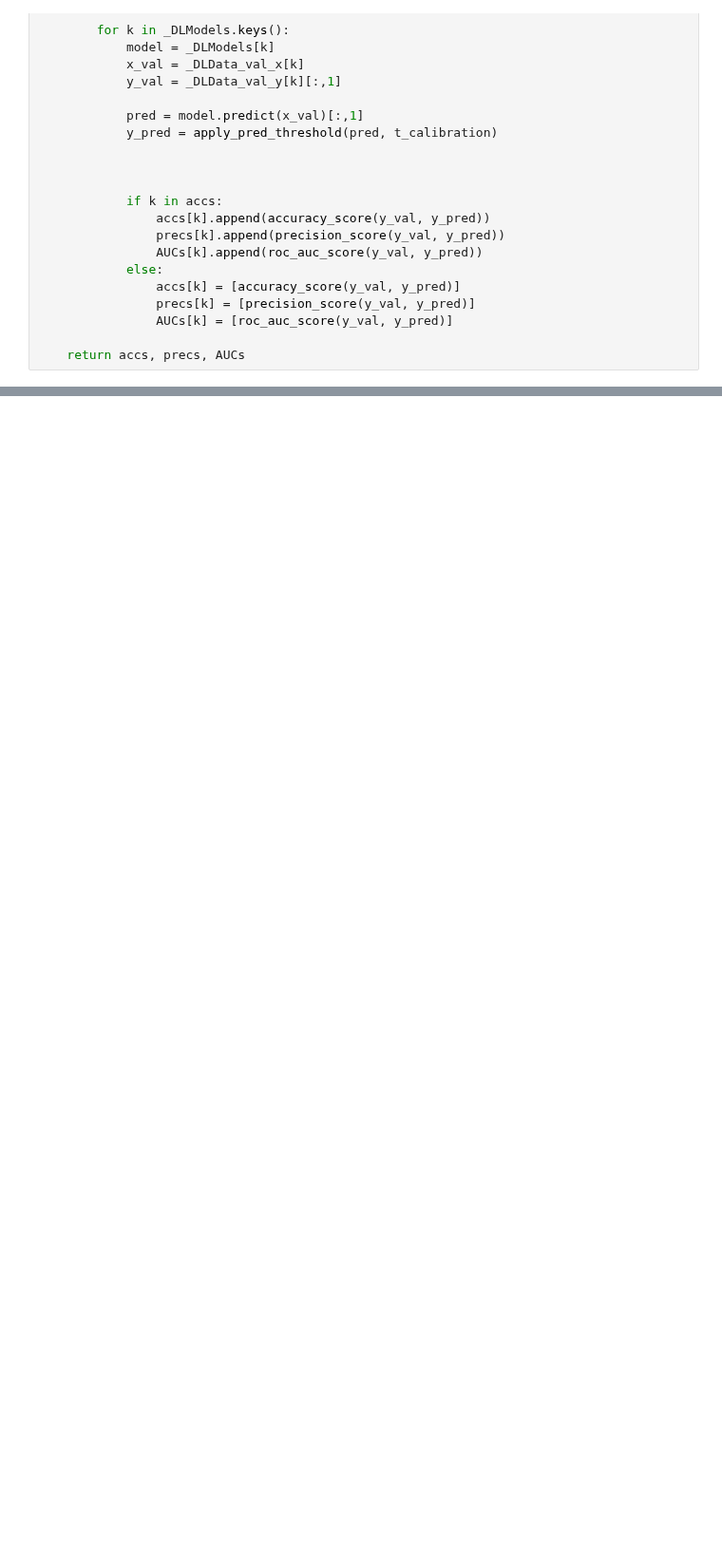
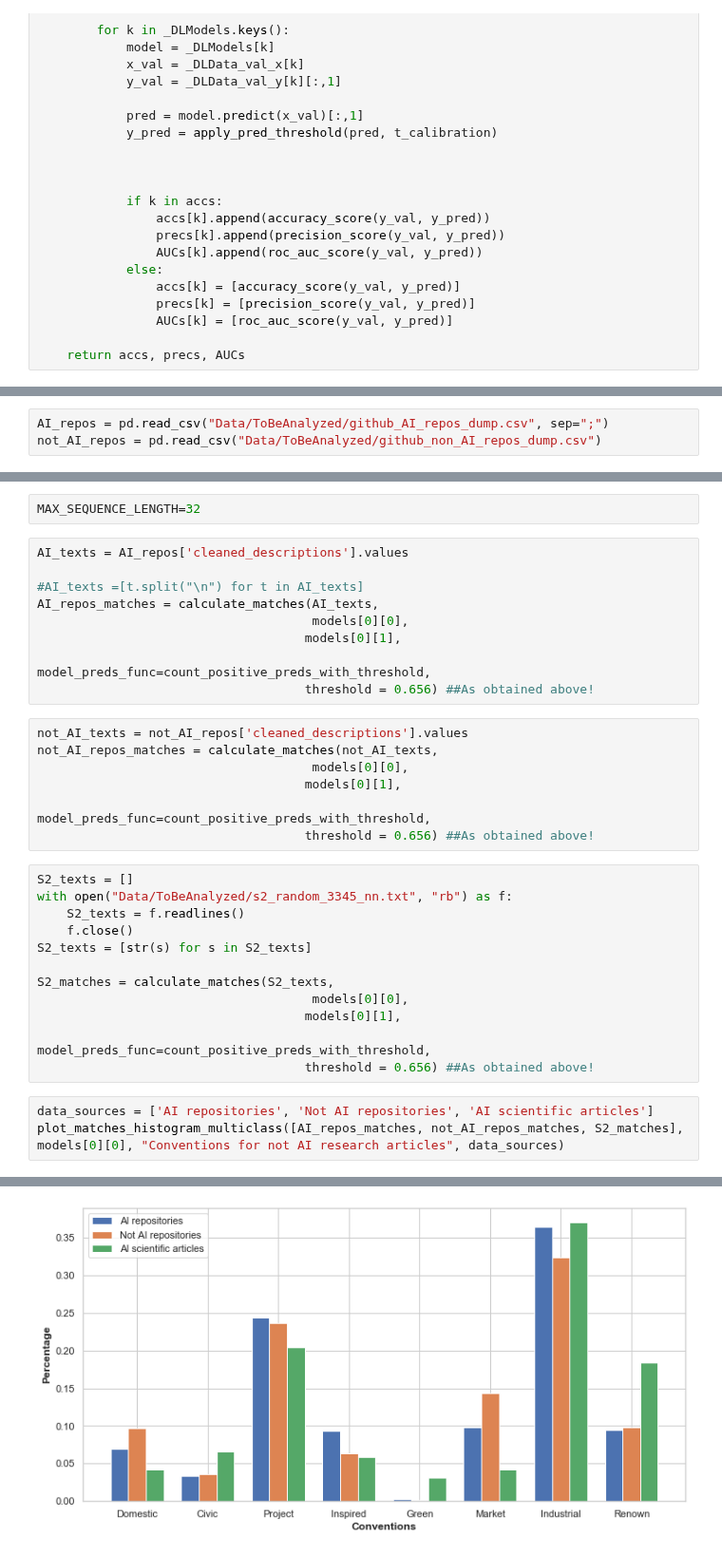
Before and after one commit to aideenf/AIVC, a Jupyter notebook: cp_wssc/Paper experiments.ipynb, the cells around one changed output, grey strips where cells are left out. Shown at 95% size. Drawn from its saved outputs; the diff is of its cells as text; blank space fills up the shorter version.

```diff
--- a/cp_wssc/Paper experiments.ipynb
+++ b/cp_wssc/Paper experiments.ipynb
@@ -668,0 +725,3 @@ plot_confusion_matrix(conf_matrix, class_names, normalize=True, class_lengths =
+# %%
+AI_repos = pd.read_csv("Data/ToBeAnalyzed/github_AI_repos_dump.csv", sep=";")
+not_AI_repos = pd.read_csv("Data/ToBeAnalyzed/github_non_AI_repos_dump.csv")
@@ -668,0 +737,34 @@ plot_confusion_matrix(conf_matrix, class_names, normalize=True, class_lengths =
+# %%
+MAX_SEQUENCE_LENGTH=32
+# %%
+AI_texts = AI_repos['cleaned_descriptions'].values
+
+#AI_texts =[t.split("\n") for t in AI_texts]
+AI_repos_matches = calculate_matches(AI_texts,
+                                     models[0][0],
+                                    models[0][1],
+                                    model_preds_func=count_positive_preds_with_threshold,
+                                    threshold = 0.656) ##As obtained above!
+# %%
+not_AI_texts = not_AI_repos['cleaned_descriptions'].values
+not_AI_repos_matches = calculate_matches(not_AI_texts,
+                                     models[0][0],
+                                    models[0][1],
+                                    model_preds_func=count_positive_preds_with_threshold,
+                                    threshold = 0.656) ##As obtained above!
+# %%
+S2_texts = []
+with open("Data/ToBeAnalyzed/s2_random_3345_nn.txt", "rb") as f:
+    S2_texts = f.readlines()
+    f.close()
+S2_texts = [str(s) for s in S2_texts]
+
+S2_matches = calculate_matches(S2_texts,
+                                     models[0][0],
+                                    models[0][1],
+                                    model_preds_func=count_positive_preds_with_threshold,
+                                    threshold = 0.656) ##As obtained above!
+# %%
+data_sources = ['AI repositories', 'Not AI repositories', 'AI scientific articles']
+plot_matches_histogram_multiclass([AI_repos_matches, not_AI_repos_matches, S2_matches], models[0][0], "Conventions for not AI research articles", data_sources)
+# %% [output]
@@ -668,0 +780 @@ plot_confusion_matrix(conf_matrix, class_names, normalize=True, class_lengths =
+[figure, added]
```
Also changed, not shown: parts of 51 cells of this notebook.
